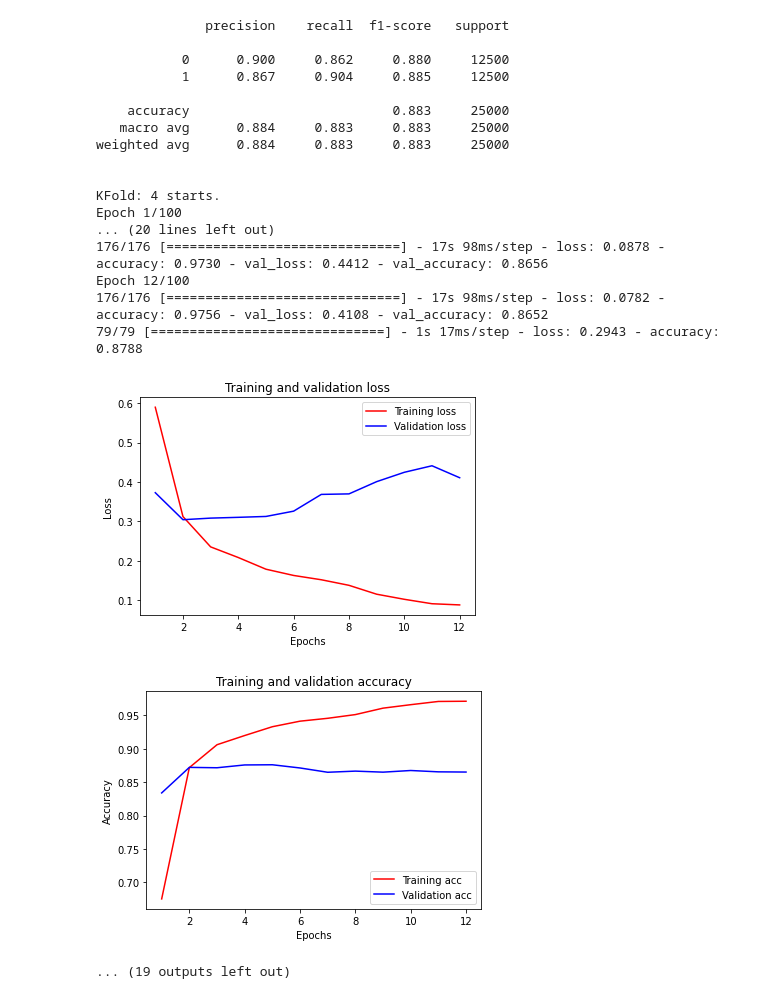
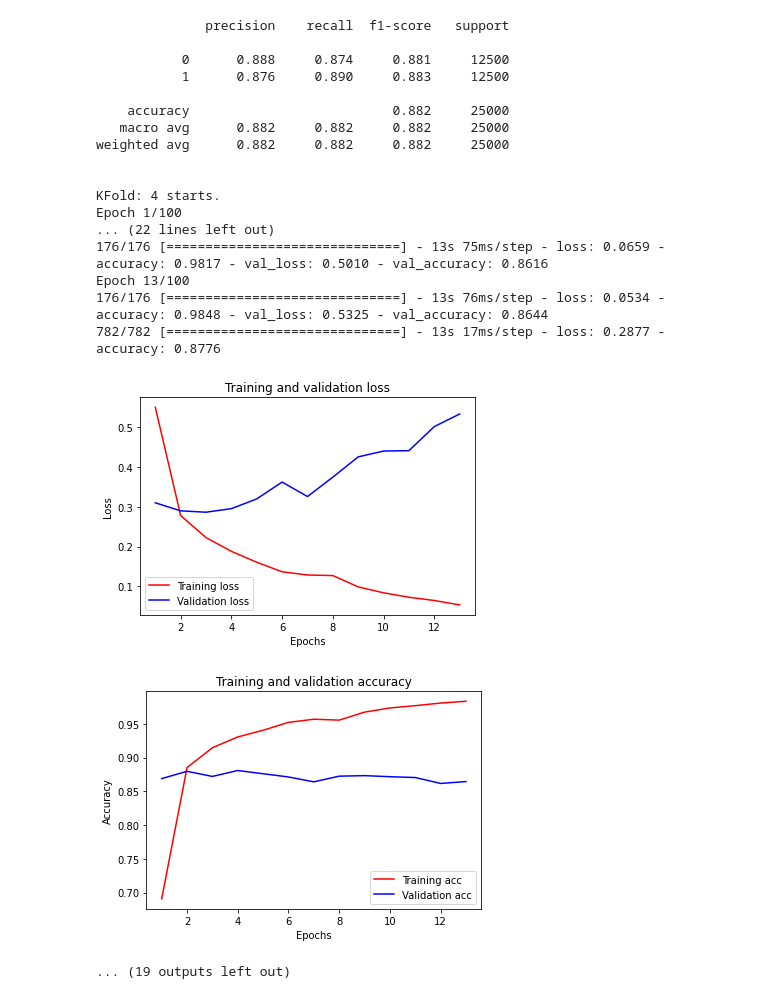
Before and after one commit to Jefffish09/MachineLearning, a Jupyter notebook: Classification/binary/bilstm_binary_tf2.ipynb, the cells around one changed output. Cells and saved outputs as stored; diff of their text form; code cells hidden in the pictures.

```diff
--- a/Classification/binary/bilstm_binary_tf2.ipynb
+++ b/Classification/binary/bilstm_binary_tf2.ipynb
@@ -23,9 +23,9 @@ earlystopping_patience = 10
 # %%
 # Load the dataset
 
-(x_train, y_train), (x_valid, y_valid) = imdb.load_data(num_words=input_dim)
-x = np.concatenate((x_train, x_valid), axis=0)
-y = np.concatenate((y_train, y_valid), axis=0)
+(x_train, y_train), (x_test, y_test) = imdb.load_data(num_words=input_dim)
+x = np.concatenate((x_train, x_test), axis=0)
+y = np.concatenate((y_train, y_test), axis=0)
 
 print("x shape is {}, y shape is {}".format(x.shape, y.shape))
 print("Classes: {}".format(np.unique(y)))
@@ -40,7 +40,7 @@ Total words: 4998
 # Preprocess the dataset
 
 x_train = pad_sequences(x_train, maxlen=max_len)
-x_valid = pad_sequences(x_valid, maxlen=max_len)
+x_test = pad_sequences(x_test, maxlen=max_len)
 # %%
 def plot_perf(history):
   # Create a plot of accuracy and loss over time
@@ -86,10 +86,10 @@ model = None
 cv_acc = []
 cv_loss = []
 cv_f1 = []
-n = 1
-for train, valid in kfold.split(x_train, y_train):
 
-  print("KFold: {} starts.".format(n))
+for n, (train, valid) in enumerate(kfold.split(x_train, y_train)):
+
+  print("KFold: {} starts.".format(n + 1))
   del model
   tf.keras.backend.clear_session()
 
@@ -114,14 +114,14 @@ for train, valid in kfold.split(x_train, y_train):
   history = model.fit(
       x=x_train[train],
       y=y_train[train],
-      validation_data=(x_valid, y_valid),
+      validation_data=(x_train[valid], y_train[valid]),
       batch_size=batch_size,
       epochs=epochs,
       verbose=1,
       callbacks=[earlystop_callback]
   )
 
-  loss, acc = model.evaluate(x=x_train[valid], y=y_train[valid], verbose=1)
+  loss, acc = model.evaluate(x=x_test, y=y_test, verbose=1)
   cv_acc.append(acc)
   cv_loss.append(loss)
 
@@ -129,15 +129,14 @@ for train, valid in kfold.split(x_train, y_train):
 
   # np.argmax(model.predict(x), axis=-1), if your model does multi-class classification (e.g. if it uses a softmax last-layer activation).
   # (model.predict(x) > 0.5).astype("int32"), if your model does binary classification (e.g. if it uses a sigmoid last-layer activation).
-  y_pred = (model.predict(x_valid) > 0.5).astype("int32")
-  report = classification_report(y_true=y_valid, y_pred=y_pred, digits=3, output_dict=False)
+  y_pred = (model.predict(x_test) > 0.5).astype("int32")
+  report = classification_report(y_true=y_test, y_pred=y_pred, digits=3, output_dict=False)
   print(report)
 
-  f1 = f1_score(y_true=y_valid, y_pred=y_pred, average="binary")
+  f1 = f1_score(y_true=y_test, y_pred=y_pred, average="binary")
   cv_f1.append(f1)
 
   print("")
-  n += 1
 
 print("Average accuracy: {:.4f} (+/- {:.4f})".format(np.mean(cv_acc), np.std(cv_acc)))
 print("Average loss: {:.4f} (+/- {:.4f})".format(np.mean(cv_loss), np.std(cv_loss)))
@@ -203,20 +202,20 @@ Epoch 13/100
               precision    recall  f1-score   support
 
-           0      0.900     0.862     0.880     12500
-           1      0.867     0.904     0.885     12500
+           0      0.888     0.874     0.881     12500
+           1      0.876     0.890     0.883     12500
 
-    accuracy                          0.883     25000
-   macro avg      0.884     0.883     0.883     25000
-weighted avg      0.884     0.883     0.883     25000
+    accuracy                          0.882     25000
+   macro avg      0.882     0.882     0.882     25000
+weighted avg      0.882     0.882     0.882     25000
 
 
 KFold: 4 starts.
 Epoch 1/100
-... (20 lines left out)
-176/176 [==============================] - 17s 98ms/step - loss: 0.0878 - accuracy: 0.9730 - val_loss: 0.4412 - val_accuracy: 0.8656
-Epoch 12/100
-176/176 [==============================] - 17s 98ms/step - loss: 0.0782 - accuracy: 0.9756 - val_loss: 0.4108 - val_accuracy: 0.8652
-79/79 [==============================] - 1s 17ms/step - loss: 0.2943 - accuracy: 0.8788
+... (22 lines left out)
+176/176 [==============================] - 13s 75ms/step - loss: 0.0659 - accuracy: 0.9817 - val_loss: 0.5010 - val_accuracy: 0.8616
+Epoch 13/100
+176/176 [==============================] - 13s 76ms/step - loss: 0.0534 - accuracy: 0.9848 - val_loss: 0.5325 - val_accuracy: 0.8644
+782/782 [==============================] - 13s 17ms/step - loss: 0.2877 - accuracy: 0.8776
-[figure, old version]
+[figure, new version]
-[figure, old version]
+[figure, new version]
 ... (19 outputs left out)
```
Also changed, not shown: parts of 2 cells of this notebook.
